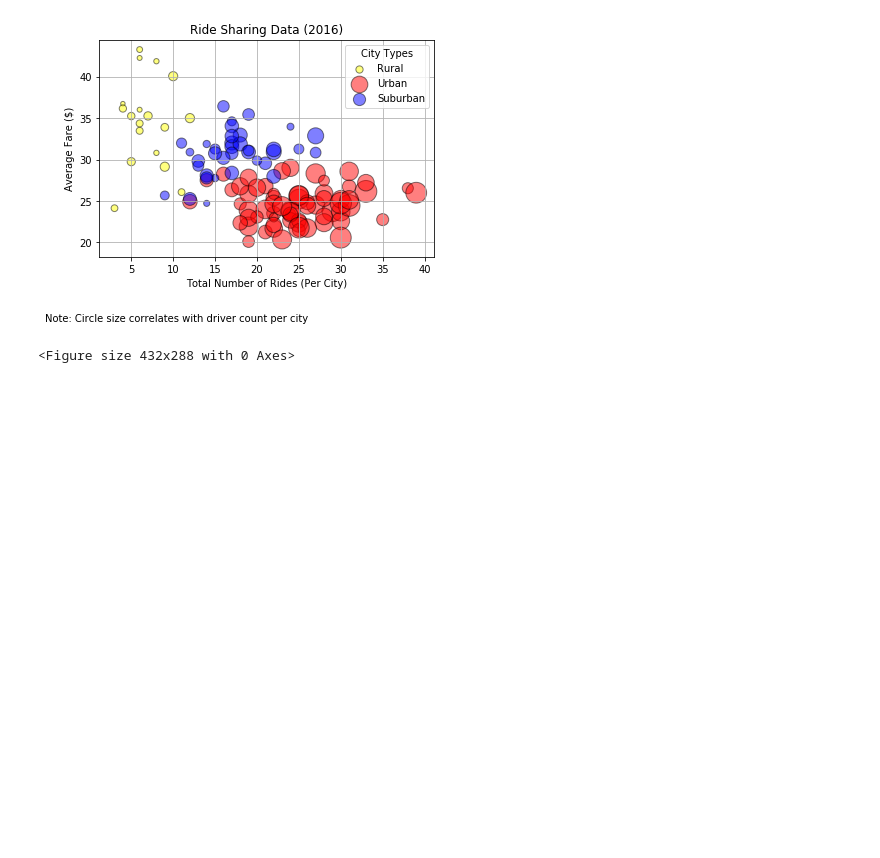
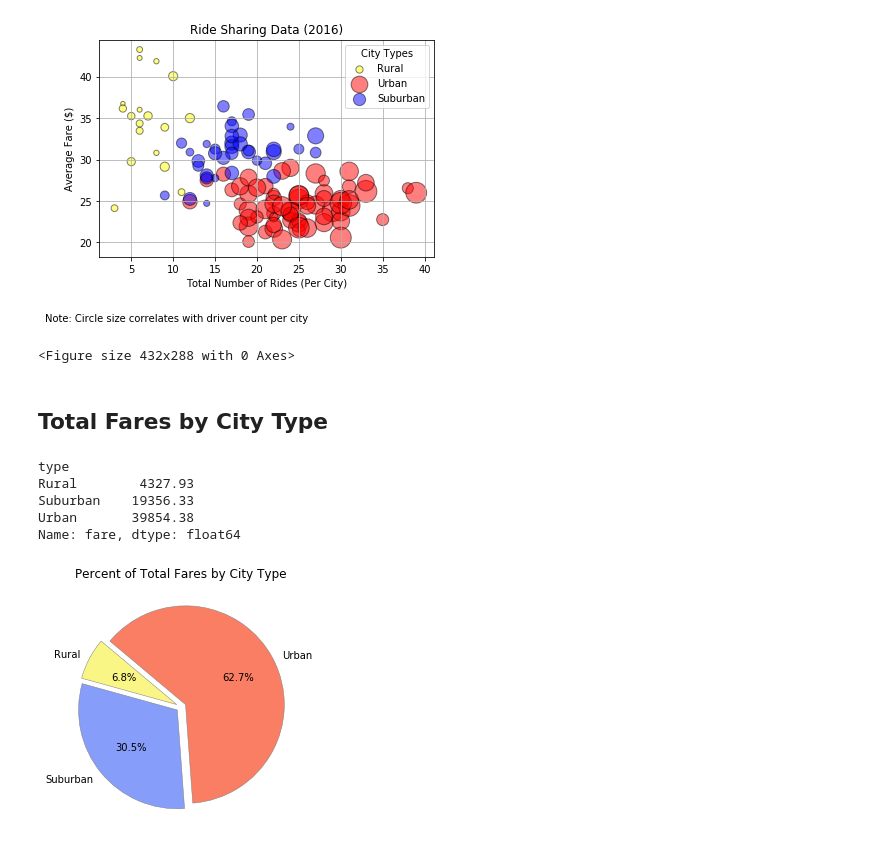
Before and after one commit to Justinmatt21/Ridesharing_Visualized, a Jupyter notebook: Graphing_Rideshare.ipynb, the cells around one changed output. Cells and saved outputs as stored; diff of their text form; code cells hidden in the pictures; blank space fills up the shorter version.

Commit message:
created fares pie chart

```diff
--- a/Graphing_Rideshare.ipynb
+++ b/Graphing_Rideshare.ipynb
@@ -116,3 +116,31 @@ fig1.savefig('Rideshare_scatter_plot', dpi=150, bbox_inches = "tight")
 # %% [output]
 [figure]
 <Figure size 432x288 with 0 Axes>
+# %% [markdown]
+## Total Fares by City Type
+# %%
+# Calculate Type Percents
+type_grouped = combined_df.groupby(['type'])
+type_fares = type_grouped['fare'].sum()
+type_fares.head()
+# %% [output]
+type
+Rural        4327.93
+Suburban    19356.33
+Urban       39854.38
+Name: fare, dtype: float64
+# %%
+# Setting labels for pie chart
+labels = ['Rural', 'Suburban', 'Urban']
+colors = ['#FAF686', '#869DFA', '#FA7E63']
+explode = [0.05, 0.05, 0.05]
+
+# Build Pie Chart
+plt.pie(type_fares, labels=labels, colors=colors, explode=explode, wedgeprops = {'linewidth': 0.5, 'edgecolor': 'grey'}, autopct="%1.1f%%",shadow=False, startangle=140)
+plt.title("Percent of Total Fares by City Type")
+plt.tight_layout()
+plt.savefig("Fares_Pie", dpi=200)
+
+plt.show()
+# %% [output]
+[figure, added]
```
Also changed, not shown: 1 other file.
